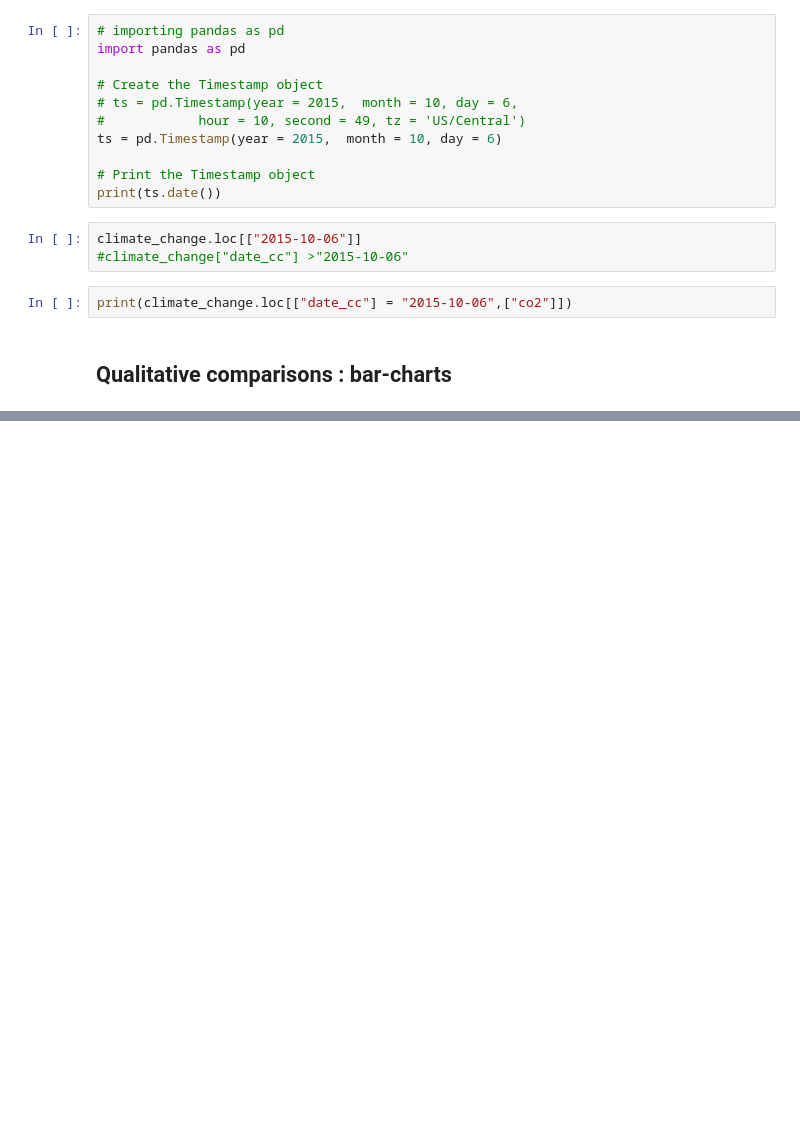
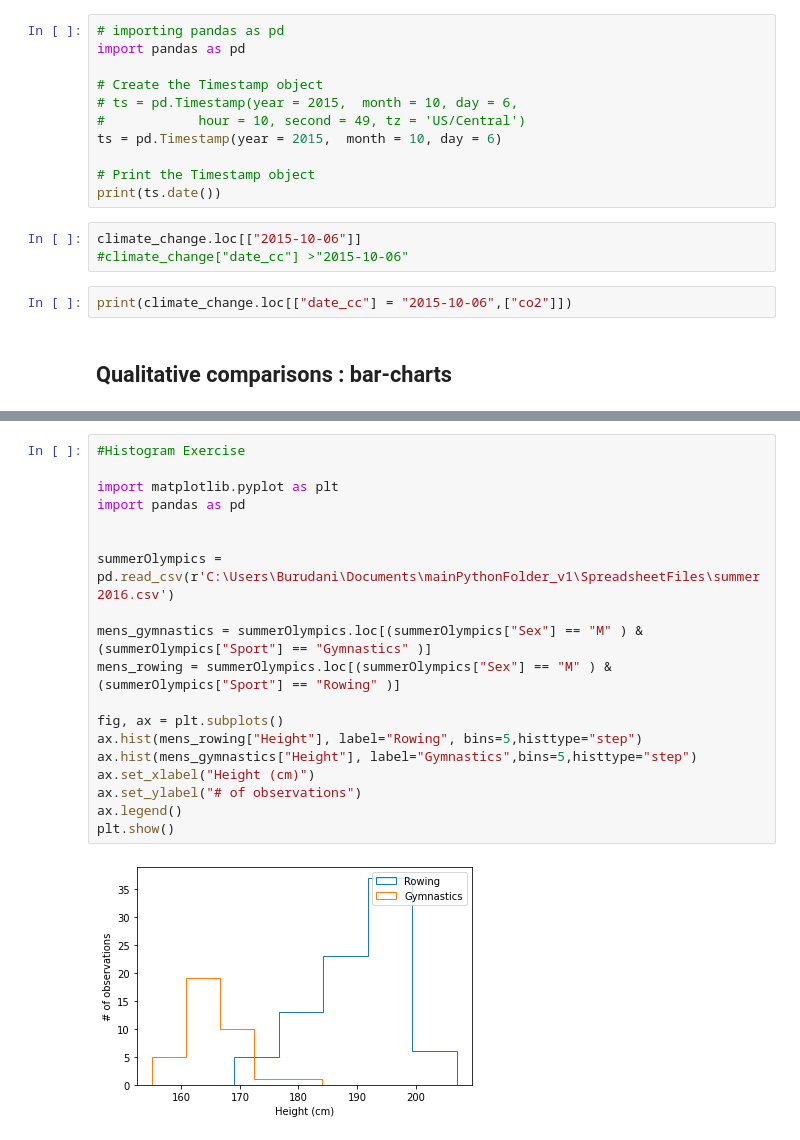
Before and after one commit to kirwaboit/rwakiPython, a Jupyter notebook: Graphing_Matplotlib_Practice.ipynb, the cells around one changed output, grey strips where cells are left out. Cells and saved outputs as stored; diff of their text form; blank space fills up the shorter version.

```diff
--- a/Graphing_Matplotlib_Practice.ipynb
+++ b/Graphing_Matplotlib_Practice.ipynb
@@ -411,0 +433,21 @@ plt.show()
+# %%
+#Histogram Exercise
+
+import matplotlib.pyplot as plt
+import pandas as pd
+
+
+summerOlympics = pd.read_csv(r'C:\Users\Burudani\Documents\mainPythonFolder_v1\SpreadsheetFiles\summer2016.csv')
+
+mens_gymnastics = summerOlympics.loc[(summerOlympics["Sex"] == "M" ) & (summerOlympics["Sport"] == "Gymnastics" )]
+mens_rowing = summerOlympics.loc[(summerOlympics["Sex"] == "M" ) & (summerOlympics["Sport"] == "Rowing" )]
+
+fig, ax = plt.subplots()
+ax.hist(mens_rowing["Height"], label="Rowing", bins=5,histtype="step")
+ax.hist(mens_gymnastics["Height"], label="Gymnastics",bins=5,histtype="step")
+ax.set_xlabel("Height (cm)")
+ax.set_ylabel("# of observations")
+ax.legend()
+plt.show()
+# %% [output]
+[figure, added]
```
Also changed, not shown: parts of 3 cells of this notebook, 7 other files.
